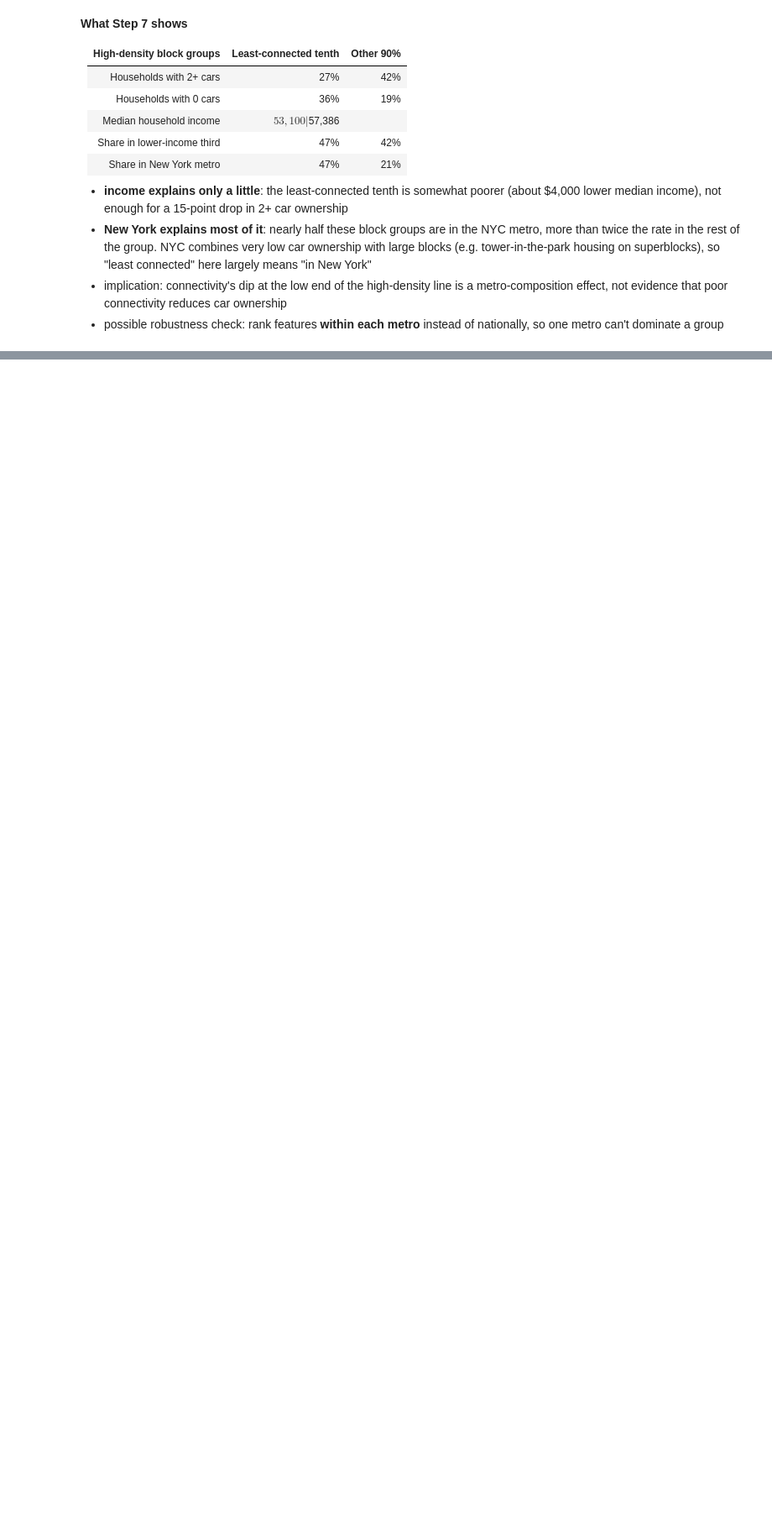
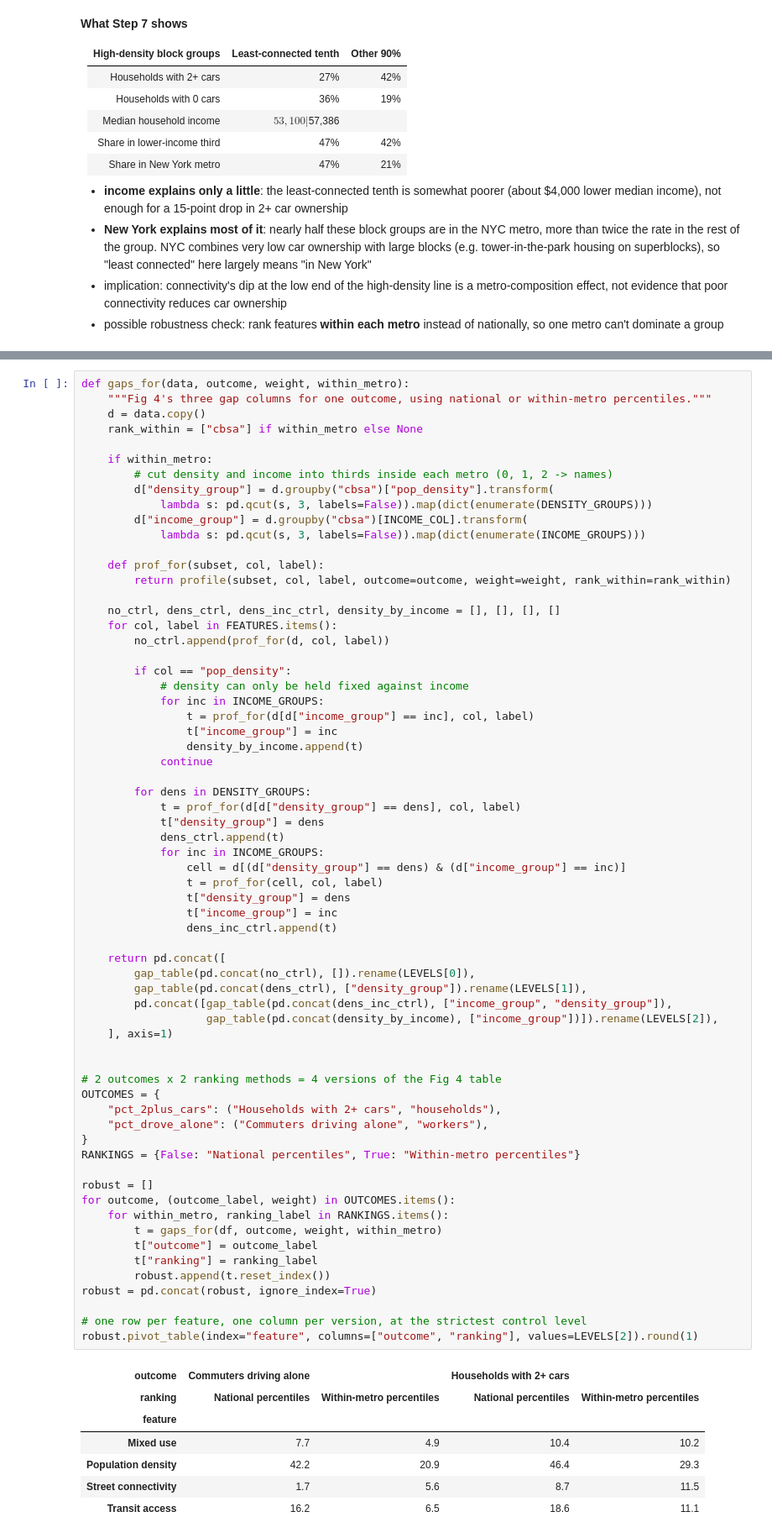
Before and after one commit to schaddha05/DATA23700-Final-Project, a Jupyter notebook: notebooks/01_built_environment_vs_car_ownership.ipynb, the cells around one changed output, grey strips where cells are left out. Shown at 84% size. Drawn from its saved outputs; the diff is of its cells as text; blank space fills up the shorter version.

```diff
--- a/notebooks/01_built_environment_vs_car_ownership.ipynb
+++ b/notebooks/01_built_environment_vs_car_ownership.ipynb
@@ -411,0 +566,73 @@ hd[hd["tenth"] == "Least-connected tenth"]["cbsa_name"].value_counts().head(8)
+# %%
+def gaps_for(data, outcome, weight, within_metro):
+    """Fig 4's three gap columns for one outcome, using national or within-metro percentiles."""
+    d = data.copy()
+    rank_within = ["cbsa"] if within_metro else None
+
+    if within_metro:
+        # cut density and income into thirds inside each metro (0, 1, 2 -> names)
+        d["density_group"] = d.groupby("cbsa")["pop_density"].transform(
+            lambda s: pd.qcut(s, 3, labels=False)).map(dict(enumerate(DENSITY_GROUPS)))
+        d["income_group"] = d.groupby("cbsa")[INCOME_COL].transform(
+            lambda s: pd.qcut(s, 3, labels=False)).map(dict(enumerate(INCOME_GROUPS)))
+
+    def prof_for(subset, col, label):
+        return profile(subset, col, label, outcome=outcome, weight=weight, rank_within=rank_within)
+
+    no_ctrl, dens_ctrl, dens_inc_ctrl, density_by_income = [], [], [], []
+    for col, label in FEATURES.items():
+        no_ctrl.append(prof_for(d, col, label))
+
+        if col == "pop_density":
+            # density can only be held fixed against income
+            for inc in INCOME_GROUPS:
+                t = prof_for(d[d["income_group"] == inc], col, label)
+                t["income_group"] = inc
+                density_by_income.append(t)
+            continue
+
+        for dens in DENSITY_GROUPS:
+            t = prof_for(d[d["density_group"] == dens], col, label)
+            t["density_group"] = dens
+            dens_ctrl.append(t)
+            for inc in INCOME_GROUPS:
+                cell = d[(d["density_group"] == dens) & (d["income_group"] == inc)]
+                t = prof_for(cell, col, label)
+                t["density_group"] = dens
+                t["income_group"] = inc
+                dens_inc_ctrl.append(t)
+
+    return pd.concat([
+        gap_table(pd.concat(no_ctrl), []).rename(LEVELS[0]),
+        gap_table(pd.concat(dens_ctrl), ["density_group"]).rename(LEVELS[1]),
+        pd.concat([gap_table(pd.concat(dens_inc_ctrl), ["income_group", "density_group"]),
+                   gap_table(pd.concat(density_by_income), ["income_group"])]).rename(LEVELS[2]),
+    ], axis=1)
+
+
+# 2 outcomes x 2 ranking methods = 4 versions of the Fig 4 table
+OUTCOMES = {
+    "pct_2plus_cars": ("Households with 2+ cars", "households"),
+    "pct_drove_alone": ("Commuters driving alone", "workers"),
+}
+RANKINGS = {False: "National percentiles", True: "Within-metro percentiles"}
+
+robust = []
+for outcome, (outcome_label, weight) in OUTCOMES.items():
+    for within_metro, ranking_label in RANKINGS.items():
+        t = gaps_for(df, outcome, weight, within_metro)
+        t["outcome"] = outcome_label
+        t["ranking"] = ranking_label
+        robust.append(t.reset_index())
+robust = pd.concat(robust, ignore_index=True)
+
+# one row per feature, one column per version, at the strictest control level
+robust.pivot_table(index="feature", columns=["outcome", "ranking"], values=LEVELS[2]).round(1)
+# %% [output]
+| outcome | Commuters driving alone |  | Households with 2+ cars |  |
+| ranking | National percentiles | Within-metro percentiles | National percentiles | Within-metro percentiles |
+| feature |  |  |  |  |
+| Mixed use | 7.7 | 4.9 | 10.4 | 10.2 |
+| Population density | 42.2 | 20.9 | 46.4 | 29.3 |
+| Street connectivity | 1.7 | 5.6 | 8.7 | 11.5 |
+| Transit access | 16.2 | 6.5 | 18.6 | 11.1 |
```
Also changed, not shown: parts of 23 cells of this notebook, 8 other files.
